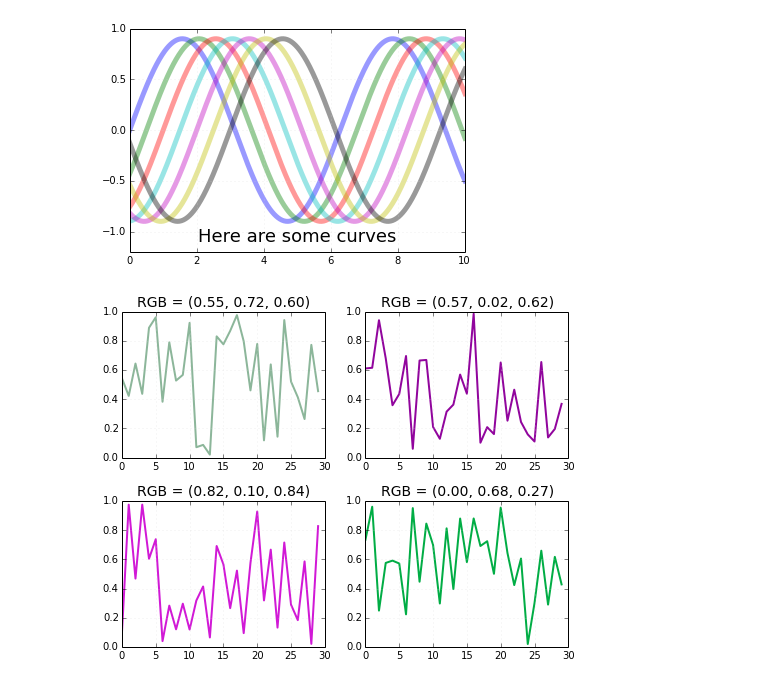
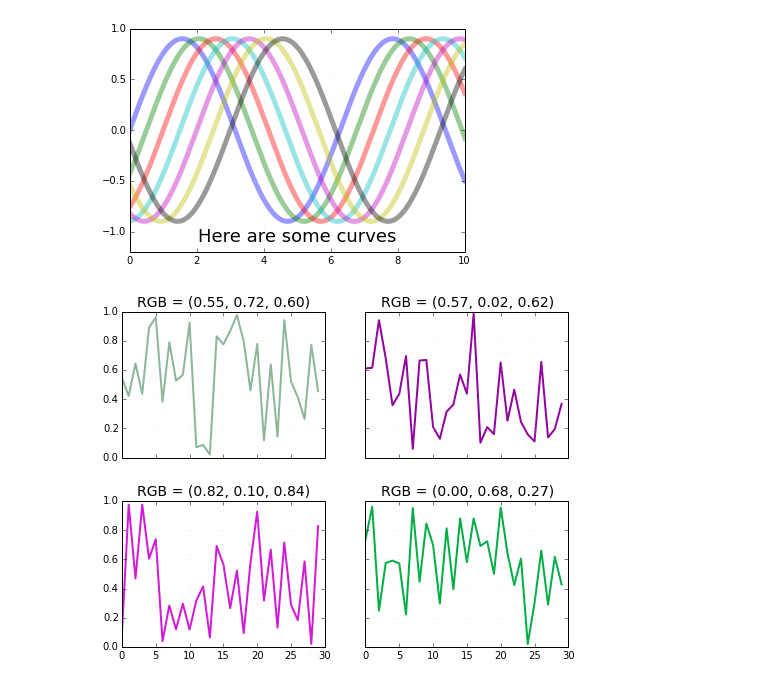
Before and after one commit to mpld3/mpld3, a Jupyter notebook: examples/mpld3_demo.ipynb, the cells around one changed output. Drawn from its saved outputs; the diff is of its cells as text; code cells hidden in the pictures.

```diff
--- a/examples/mpld3_demo.ipynb
+++ b/examples/mpld3_demo.ipynb
@@ -55,18 +55,17 @@ ax.grid(color='lightgray', alpha=0.7)
 # %% [output]
 [figure]
 # %%
-# multiple subplots
-fig = plt.figure(figsize=(8, 6))
+# multiple subplots, shared axes
+fig, ax = plt.subplots(2, 2, figsize=(8, 6),sharex=True, sharey=True)
 fig.subplots_adjust(hspace=0.3)
 
 np.random.seed(0)
 
-for i in range(1, 5):
-    ax = fig.add_subplot(2, 2, i)
+for axi in ax.flat:
     color = np.random.random(3)
-    ax.plot(np.random.random(30), lw=2, c=color)
-    ax.set_title("RGB = ({0:.2f}, {1:.2f}, {2:.2f})".format(*color),
-                 size=14)
-    ax.grid(color='lightgray', alpha=0.7)
+    axi.plot(np.random.random(30), lw=2, c=color)
+    axi.set_title("RGB = ({0:.2f}, {1:.2f}, {2:.2f})".format(*color),
+                  size=14)
+    axi.grid(color='lightgray', alpha=0.7)
 # %% [output]
-[figure, old version]
+[figure, new version]
```
